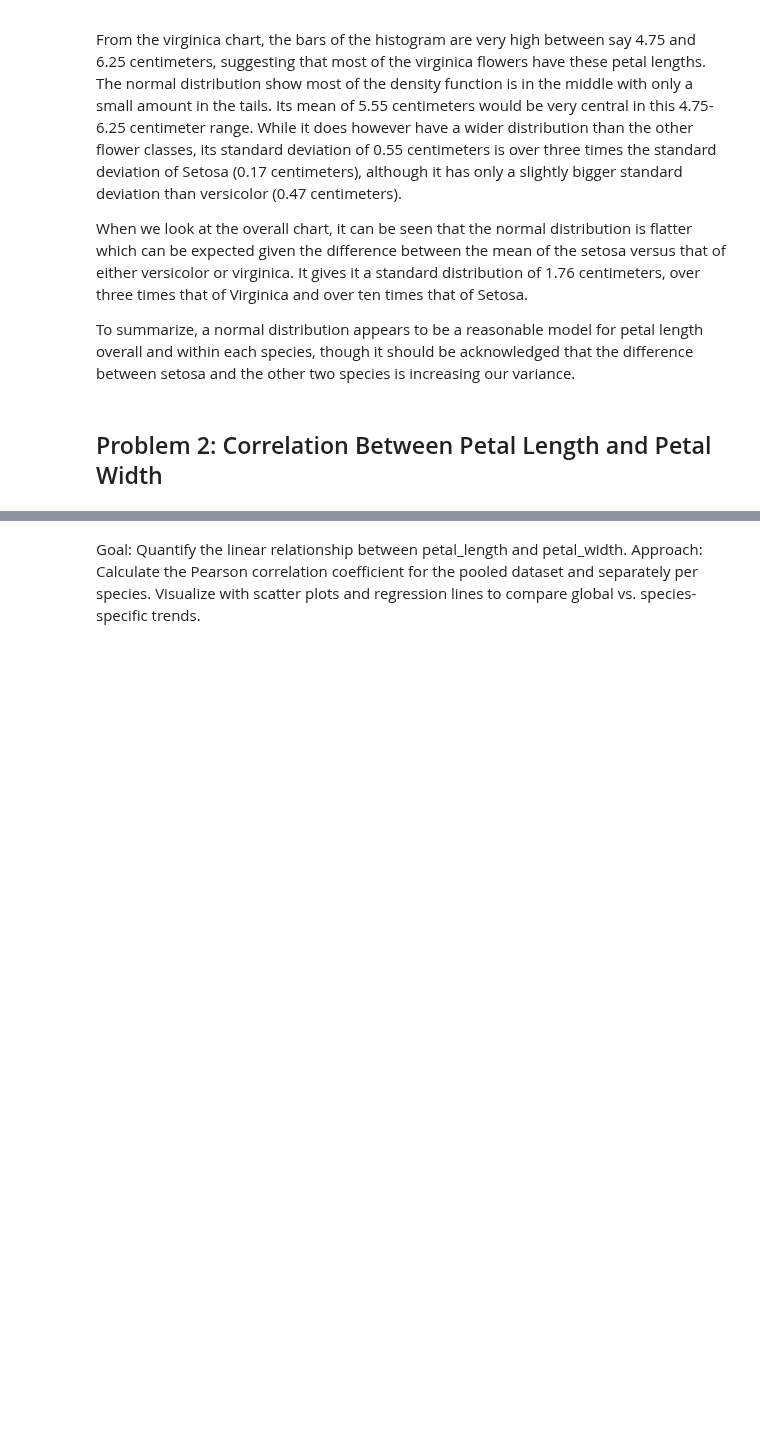
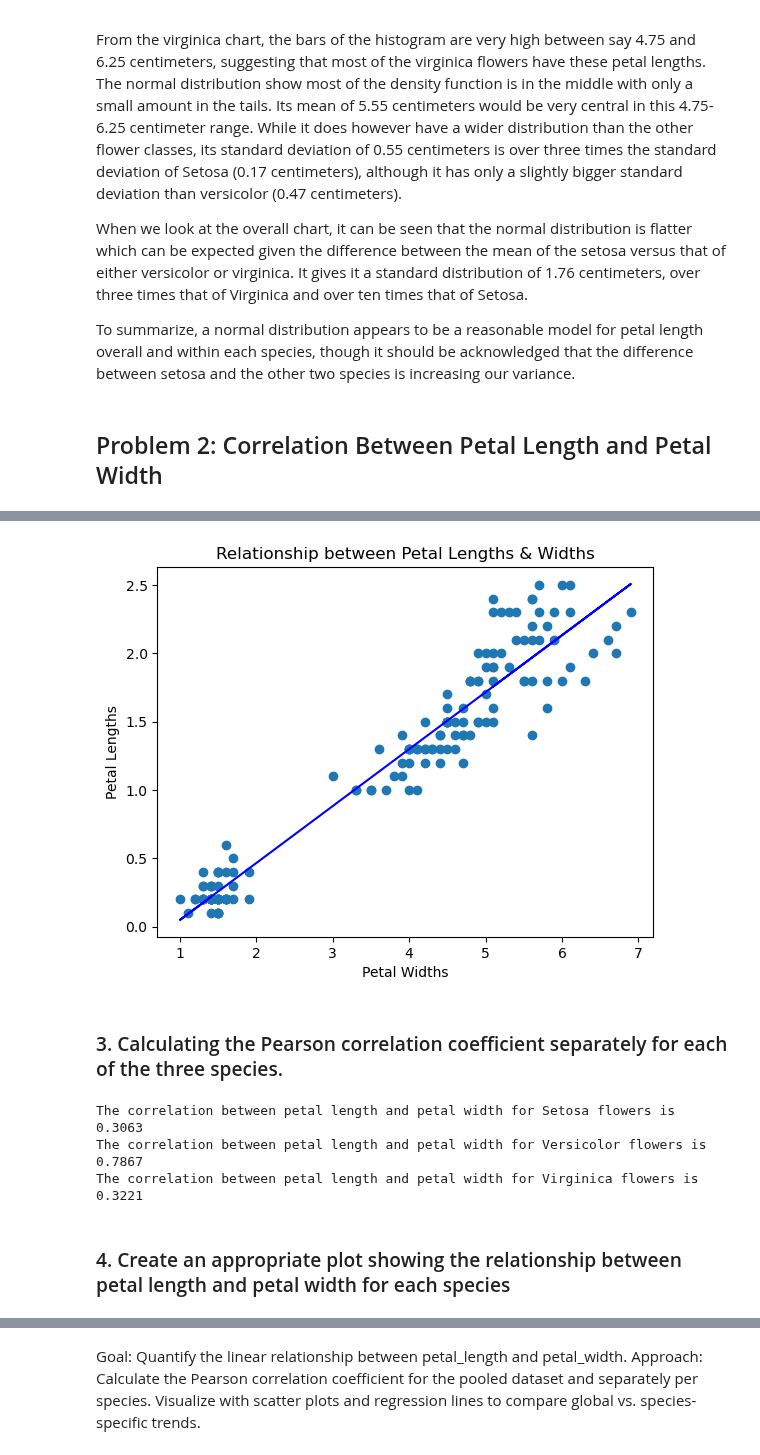
Before and after one commit to callagg2/applied_statistics, a Jupyter notebook: assessment/problems.ipynb, the cells around one changed output, grey strips where cells are left out. Saved outputs shown, nothing was run; the diff lists cells and outputs as text; code cells hidden in the pictures; blank space fills up the shorter version.

```diff
--- a/assessment/problems.ipynb
+++ b/assessment/problems.ipynb
@@ -536,0 +549,21 @@ To summarize, a normal distribution appears to be a reasonable model for petal l
+# %%
+# From https://numpy.org/doc/stable/reference/generated/numpy.polyfit.html,
+# "Numpy Polyfit fits a polynomial p(x) = p[0] * x**deg + ... + p[deg] of degree deg to points (x, y).
+# It returns a vector of coefficients p that minimises the squared error in the order deg, deg-1, … 0"
+# This is what i want, a line which when drawn through the data, on average the observations both above and below will equate
+
+# Petal Lengths vs Petal Widths (Regression line)
+
+# To the polyfit function, pass both arrays, and request one degree of the fitted line, (one degree as it is line not a U-shaped or n-shaped curve).
+# Polyfit returns the slope and the intercept
+
+petal_coefficients = np.polyfit(iris_df["petal_length"], iris_df["petal_width"], 1) # this gives an array containing two values, the slope and the intercept
+print(f"The coefficients for the line are:")
+print(f"\nFull Dataset:\t\t y = {round(petal_coefficients[0],4)}x + {round(petal_coefficients[1],4)}\n")
+
+f_petal_width = np.polyval(petal_coefficients, iris_df["petal_length"])
+print(f"The fitted values for the full dataset of iris are:\n {f_petal_width}")
+
+#setosa_petal_coefficients = np.polyfit(setosa_petal_width, setosa_petal_length, 1) # this gives an array containing two values, the slope and the intercept
+#versicolor_petal_coefficients = np.polyfit(versicolor_petal_width, versicolor_petal_length, 1) # this gives an array containing two values, the slope and the intercept
+#virginica_petal_coefficients = np.polyfit(virginica_petal_width, virginica_petal_length, 1) # this gives an array containing two values, the slope and the intercept
@@ -536,0 +588,40 @@ To summarize, a normal distribution appears to be a reasonable model for petal l
+# %%
+# Petal Lengths vs Petal Widths (Scatter Plot & Regression Line)
+
+fig, ax = plt.subplots()
+# Scatter plot of all flowers in the iris dataset
+ax.scatter(iris_df["petal_length"], iris_df["petal_width"])
+
+# Regression line for iris, I'm giving each line a colour
+ax.plot(iris_df["petal_length"], f_petal_width, color='blue')
+
+# labels for both of the axis
+ax.set_xlabel("Petal Widths")
+ax.set_ylabel("Petal Lengths")
+
+# legend
+#ax.legend()
+
+# title
+plt.title("Relationship between Petal Lengths & Widths")
+plt.show()
+#plt.savefig("fitted_line_petal_lengths_vs_petal_widths.png")
+# %% [output]
+[figure, added]
+# %% [markdown]
+### 3. Calculating the Pearson correlation coefficient separately for each of the three species.
+# %%
+corr_setosa = round(iris_df[iris_df['class'] == 'setosa'][['petal_length', 'petal_width']].corr().iloc[0, 1], 4)
+print(f"The correlation between petal length and petal width for Setosa flowers is {corr_setosa}")
+
+corr_versicolor = round(iris_df[iris_df['class'] == 'versicolor'][['petal_length', 'petal_width']].corr().iloc[0, 1], 4)
+print(f"The correlation between petal length and petal width for Versicolor flowers is {corr_versicolor}")
+
+corr_virginica = round(iris_df[iris_df['class'] == 'virginica'][['petal_length', 'petal_width']].corr().iloc[0, 1], 4)
+print(f"The correlation between petal length and petal width for Virginica flowers is {corr_virginica}")
+# %% [output]
+The correlation between petal length and petal width for Setosa flowers is 0.3063
+The correlation between petal length and petal width for Versicolor flowers is 0.7867
+The correlation between petal length and petal width for Virginica flowers is 0.3221
+# %% [markdown]
+### 4. Create an appropriate plot showing the relationship between petal length and petal width for each species
```
Also changed, not shown: parts of 9 cells of this notebook.
